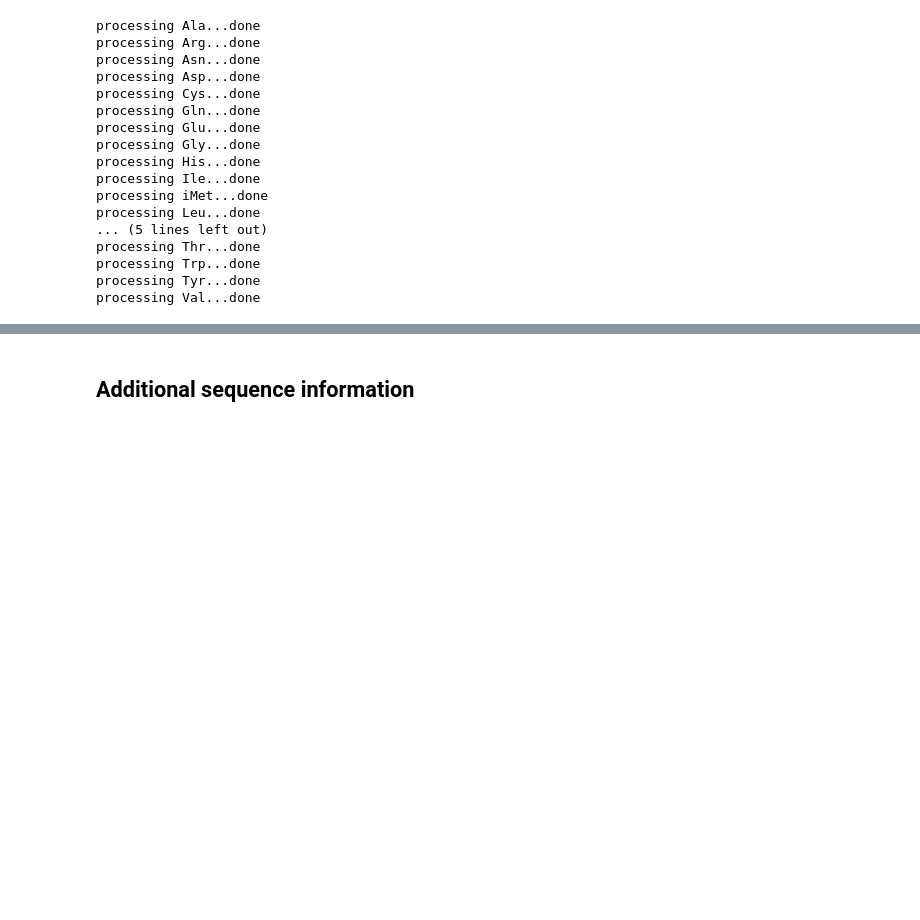
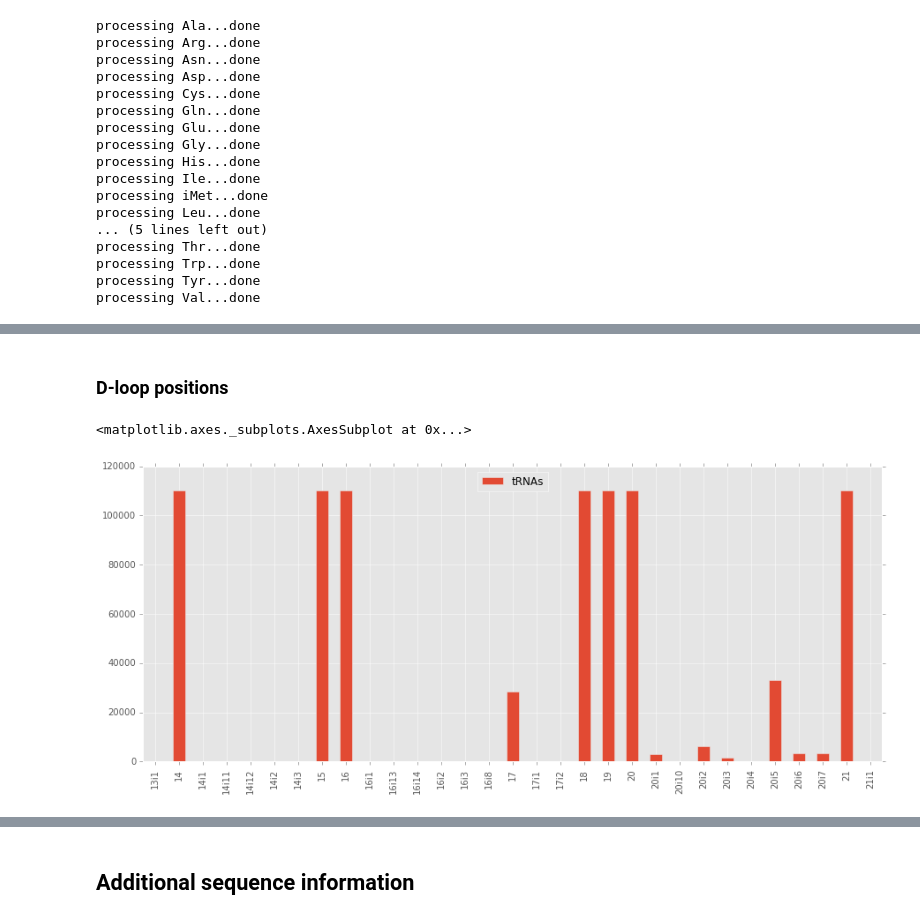
Before and after one commit to bylin/euk-features, a Jupyter notebook: notebooks/euk-tRNAs.ipynb, the cells around one changed output, grey strips where cells are left out. Saved outputs shown, nothing was run; the diff lists cells and outputs as text; code cells hidden in the pictures; blank space fills up the shorter version.

```diff
--- a/notebooks/euk-tRNAs.ipynb
+++ b/notebooks/euk-tRNAs.ipynb
@@ -201,7 +209,7 @@ for isotype in isotypes:
     clade = row.clade.values[0]
     species_long = row.longname.values[0]
     trna = {'domain': domain, 'clade': clade, 'species': species, 'species_long': species_long, 'seqname': seqname, 'isotype': isotype}
-    trna = {**trna, **{sprinzl: base for sprinzl, base in position_base(positions, seq)}}
+    trna = {**trna, **{sprinzl: base.upper() for sprinzl, base in position_base(positions, seq)}}
     trnas.append(trna)
   identities = identities.append(trnas, ignore_index=True)
   print('done')
@@ -227,0 +252,28 @@ processing Val...done
+# %%
+def bounds_to_cols(cols, start, end):
+  selected_cols = []
+  for col in cols:
+    matches = re.findall('\d+', col)
+    if len(matches) < 1: continue
+    index = int(matches[0])
+    if (index >= start and index <= end or col[0:3] == '{}i'.format(start - 1)) and col[0] != 'V':
+      selected_cols.append(col)
+  return selected_cols
+
+def position_histogram(identities, cols):
+  df = pd.melt(identities[cols + ['seqname']], id_vars=['seqname'])
+  df = df[(df.value != ".") & (df.value != "-")]
+  counts = pd.Series(Counter([x for x in df.variable]), index=cols)
+  counts = counts[counts > 10]
+  counts = pd.DataFrame({"Position": counts.index, 'tRNAs': counts})
+  return counts.plot(kind='bar')
+# %% [markdown]
+### D-loop positions
+# %%
+mpl.rcParams['figure.figsize'] = (15, 6)
+# %%
+dloop_cols = bounds_to_cols(identities.columns, 14, 21)
+position_histogram(identities, dloop_cols)
+# %% [output]
+<matplotlib.axes._subplots.AxesSubplot at 0x...>
+[figure, added]
```
Also changed, not shown: parts of 26 cells of this notebook.
